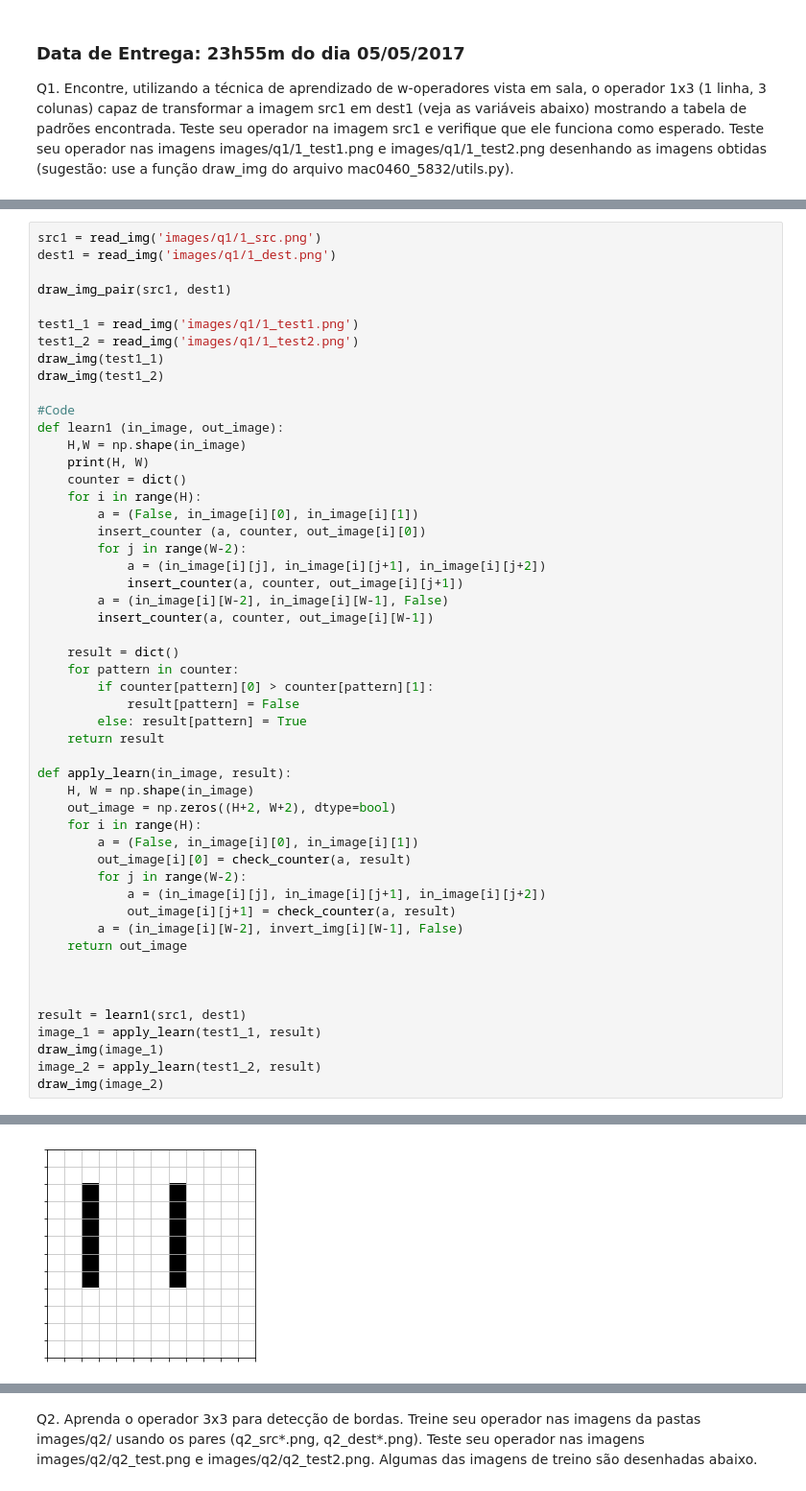
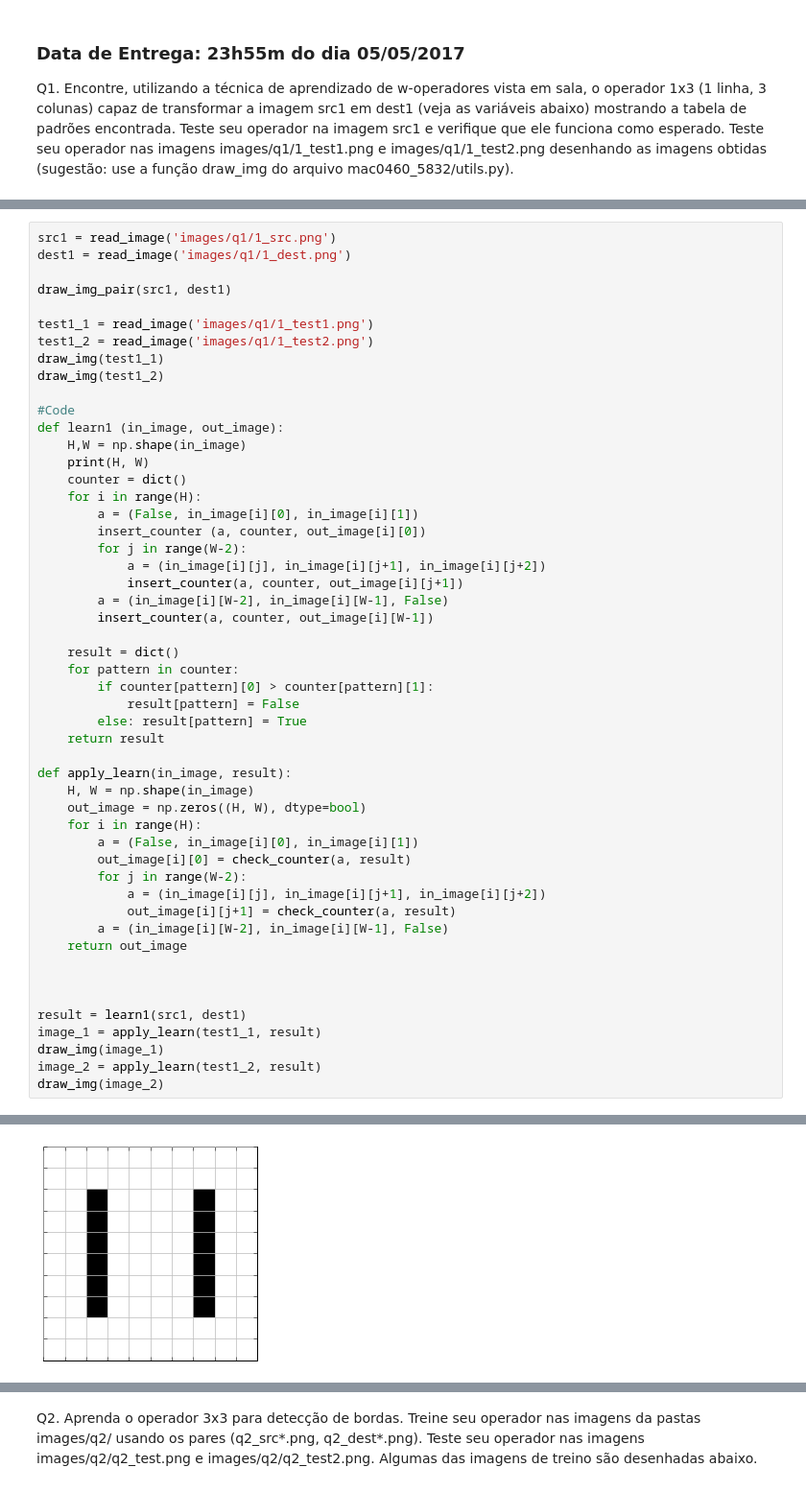
Before and after one commit to Larissa13/Mac0460-ML, a Jupyter notebook: ep1/ep1.ipynb, the cells around one changed output, grey strips where cells are left out. Shown: that part at 96% size. Cells and saved outputs as stored; diff of their text form.

```diff
--- a/ep1/ep1.ipynb
+++ b/ep1/ep1.ipynb
@@ -25,11 +88,11 @@ def check_counter(key, counter):
 # %%
-src1 = read_img('images/q1/1_src.png')
-dest1 = read_img('images/q1/1_dest.png')
+src1 = read_image('images/q1/1_src.png')
+dest1 = read_image('images/q1/1_dest.png')
 
 draw_img_pair(src1, dest1)
 
-test1_1 = read_img('images/q1/1_test1.png')
-test1_2 = read_img('images/q1/1_test2.png')
+test1_1 = read_image('images/q1/1_test1.png')
+test1_2 = read_image('images/q1/1_test2.png')
 draw_img(test1_1)
 draw_img(test1_2)
 
@@ -56,14 +119,14 @@ def learn1 (in_image, out_image):
 
 def apply_learn(in_image, result):
     H, W = np.shape(in_image)
-    out_image = np.zeros((H+2, W+2), dtype=bool)
+    out_image = np.zeros((H, W), dtype=bool)
     for i in range(H):
         a = (False, in_image[i][0], in_image[i][1])
         out_image[i][0] = check_counter(a, result)
         for j in range(W-2):
             a = (in_image[i][j], in_image[i][j+1], in_image[i][j+2])
             out_image[i][j+1] = check_counter(a, result)
-        a = (in_image[i][W-2], invert_img[i][W-1], False)
+        a = (in_image[i][W-2], in_image[i][W-1], False)
     return out_image
 
 
@@ -80,2 +143,2 @@ draw_img(image_2)
 7 7
-[figure, old version]
+[figure, new version]
```
Also changed, not shown: parts of 9 cells of this notebook.
